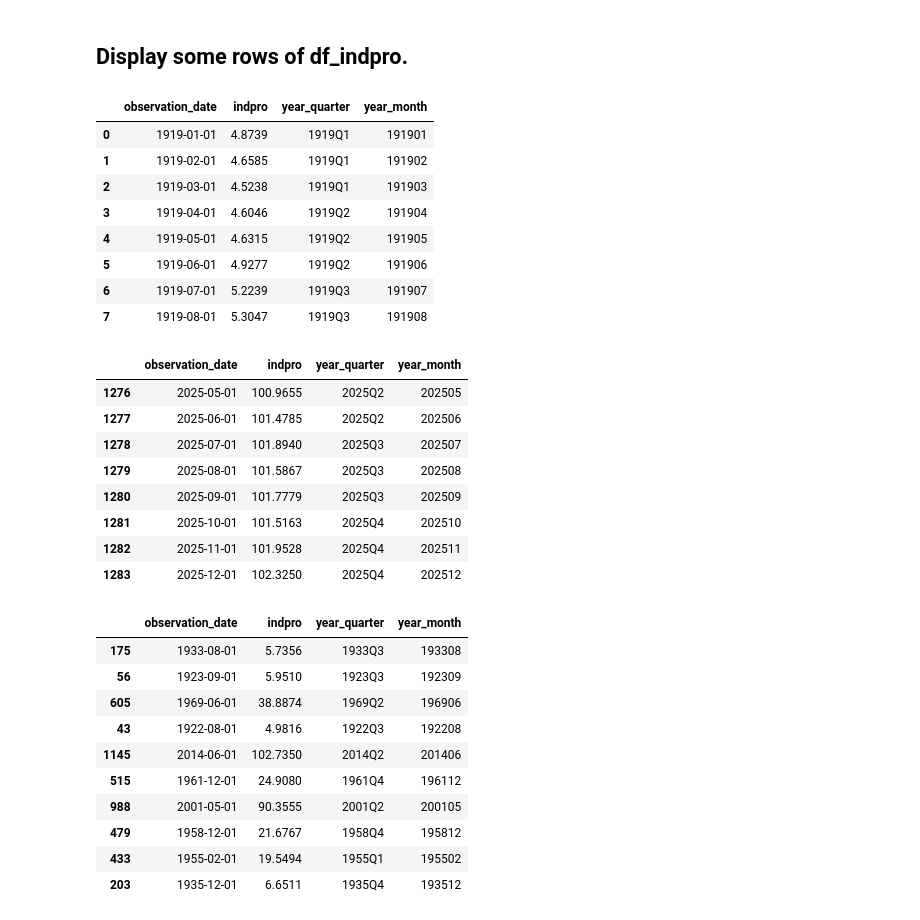
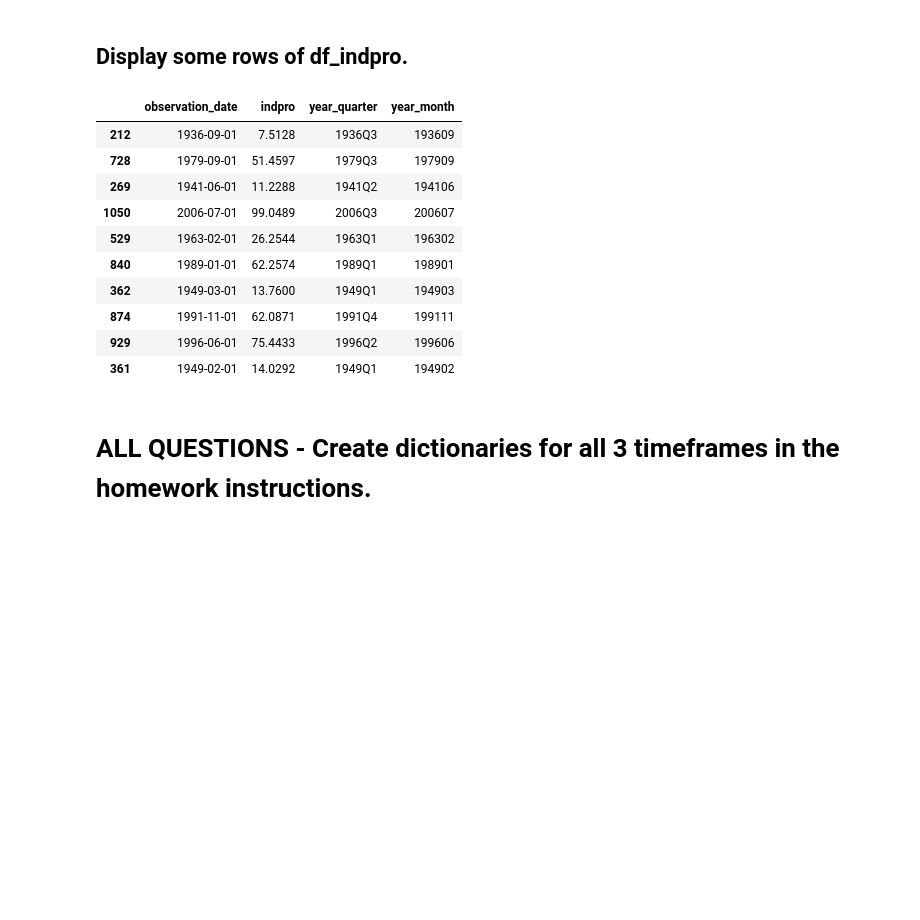
Before and after one commit to Vazquez-Michael-V/570_homework, a Jupyter notebook: assignment_1/assignment_1.ipynb, the cells around one changed output. Cells and saved outputs as stored; diff of their text form; code cells hidden in the pictures; blank space fills up the shorter version.

Commit message:
Wrapping up question 1.

```diff
--- a/assignment_1/assignment_1.ipynb
+++ b/assignment_1/assignment_1.ipynb
@@ -78,36 +126,18 @@ Additional timeframe columns have been assigned.
 # %% [markdown]
 ## Display some rows of df_indpro.
 # %%
-display(df_indpro.head(n=8))
-display(df_indpro.tail(n=8))
 display(df_indpro.sample(n=10))
 # %% [output]
 |  | observation_date | indpro | year_quarter | year_month |
-| 0 | 1919-01-01 | 4.8739 | 1919Q1 | 191901 |
-| 1 | 1919-02-01 | 4.6585 | 1919Q1 | 191902 |
-| 2 | 1919-03-01 | 4.5238 | 1919Q1 | 191903 |
-| 3 | 1919-04-01 | 4.6046 | 1919Q2 | 191904 |
-| 4 | 1919-05-01 | 4.6315 | 1919Q2 | 191905 |
-| 5 | 1919-06-01 | 4.9277 | 1919Q2 | 191906 |
-| 6 | 1919-07-01 | 5.2239 | 1919Q3 | 191907 |
-| 7 | 1919-08-01 | 5.3047 | 1919Q3 | 191908 |
+| 212 | 1936-09-01 | 7.5128 | 1936Q3 | 193609 |
+| 728 | 1979-09-01 | 51.4597 | 1979Q3 | 197909 |
+| 269 | 1941-06-01 | 11.2288 | 1941Q2 | 194106 |
+| 1050 | 2006-07-01 | 99.0489 | 2006Q3 | 200607 |
+| 529 | 1963-02-01 | 26.2544 | 1963Q1 | 196302 |
+| 840 | 1989-01-01 | 62.2574 | 1989Q1 | 198901 |
+| 362 | 1949-03-01 | 13.7600 | 1949Q1 | 194903 |
+| 874 | 1991-11-01 | 62.0871 | 1991Q4 | 199111 |
+| 929 | 1996-06-01 | 75.4433 | 1996Q2 | 199606 |
+| 361 | 1949-02-01 | 14.0292 | 1949Q1 | 194902 |
-|  | observation_date | indpro | year_quarter | year_month |
-| 1276 | 2025-05-01 | 100.9655 | 2025Q2 | 202505 |
-| 1277 | 2025-06-01 | 101.4785 | 2025Q2 | 202506 |
-| 1278 | 2025-07-01 | 101.8940 | 2025Q3 | 202507 |
-| 1279 | 2025-08-01 | 101.5867 | 2025Q3 | 202508 |
-| 1280 | 2025-09-01 | 101.7779 | 2025Q3 | 202509 |
-| 1281 | 2025-10-01 | 101.5163 | 2025Q4 | 202510 |
-| 1282 | 2025-11-01 | 101.9528 | 2025Q4 | 202511 |
-| 1283 | 2025-12-01 | 102.3250 | 2025Q4 | 202512 |
-|  | observation_date | indpro | year_quarter | year_month |
-| 175 | 1933-08-01 | 5.7356 | 1933Q3 | 193308 |
-| 56 | 1923-09-01 | 5.9510 | 1923Q3 | 192309 |
-| 605 | 1969-06-01 | 38.8874 | 1969Q2 | 196906 |
-| 43 | 1922-08-01 | 4.9816 | 1922Q3 | 192208 |
-| 1145 | 2014-06-01 | 102.7350 | 2014Q2 | 201406 |
-| 515 | 1961-12-01 | 24.9080 | 1961Q4 | 196112 |
-| 988 | 2001-05-01 | 90.3555 | 2001Q2 | 200105 |
-| 479 | 1958-12-01 | 21.6767 | 1958Q4 | 195812 |
-| 433 | 1955-02-01 | 19.5494 | 1955Q1 | 195502 |
-| 203 | 1935-12-01 | 6.6511 | 1935Q4 | 193512 |
+# %% [markdown]
+# __ALL QUESTIONS__ - Create dictionaries for all 3 timeframes in the homework instructions.
```
Also changed, not shown: parts of 23 cells of this notebook.
